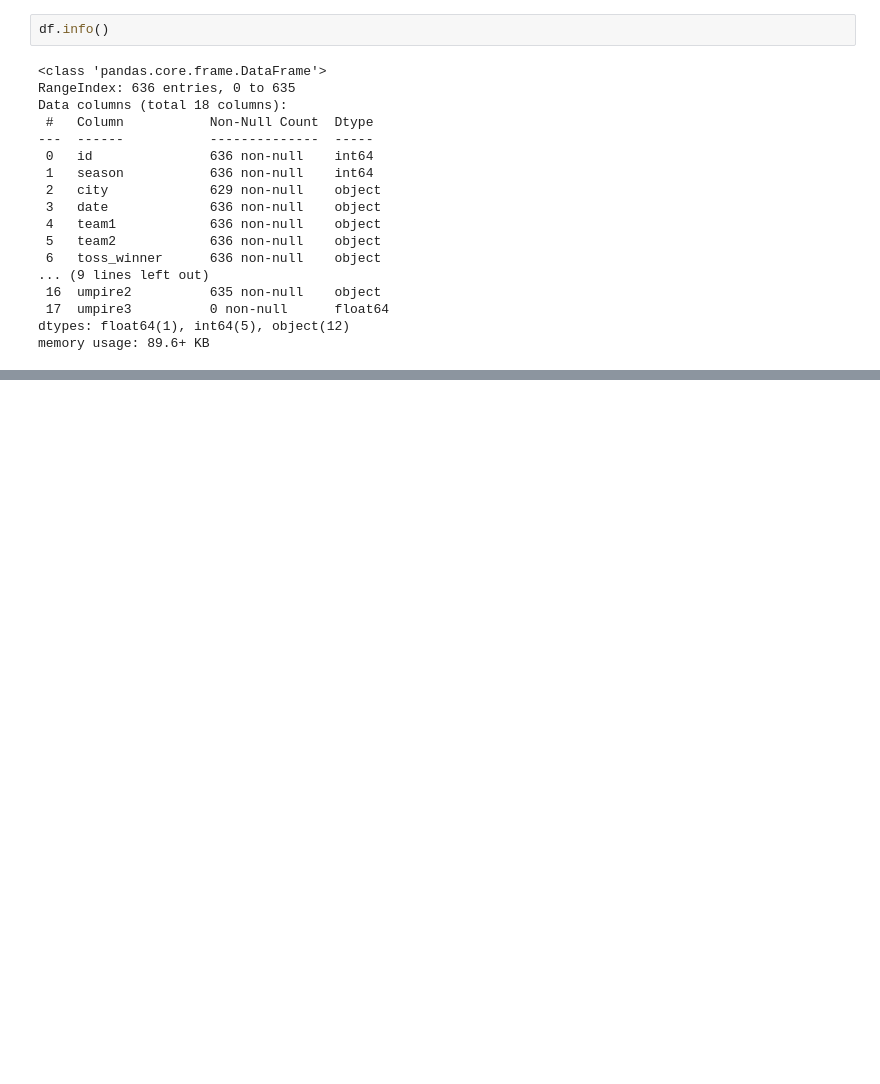
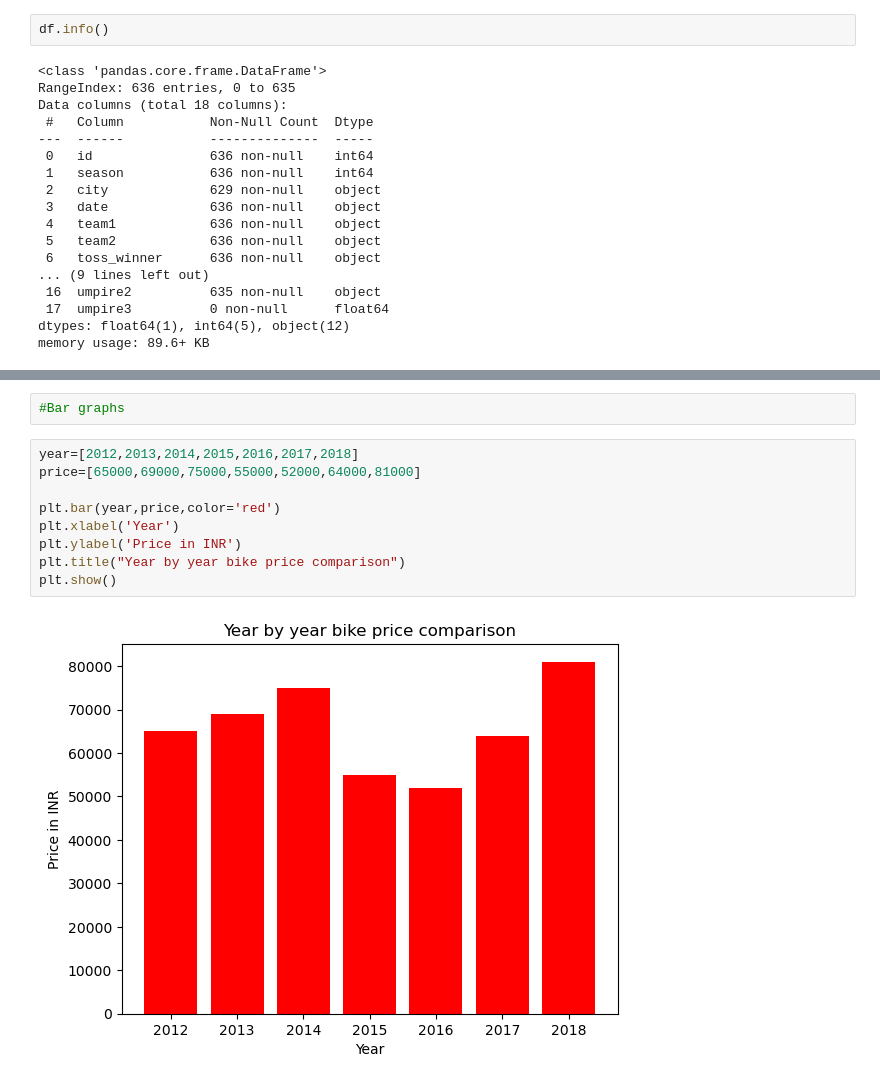
Before and after one commit to visyuvi/PreReqForDataScience, a Jupyter notebook: pandas/IPL anlysis.ipynb, the cells around one changed output, grey strips where cells are left out. Cells and saved outputs as stored; diff of their text form; blank space fills up the shorter version.

```diff
--- a/pandas/IPL anlysis.ipynb
+++ b/pandas/IPL anlysis.ipynb
@@ -854,0 +900,13 @@ df.fillna(method='ffill') #fill with previous value
+# %%
+#Bar graphs
+# %%
+year=[2012,2013,2014,2015,2016,2017,2018]
+price=[65000,69000,75000,55000,52000,64000,81000]
+
+plt.bar(year,price,color='red')
+plt.xlabel('Year')
+plt.ylabel('Price in INR')
+plt.title("Year by year bike price comparison")
+plt.show()
+# %% [output]
+[figure, added]
```
Also changed, not shown: parts of 24 cells of this notebook.
